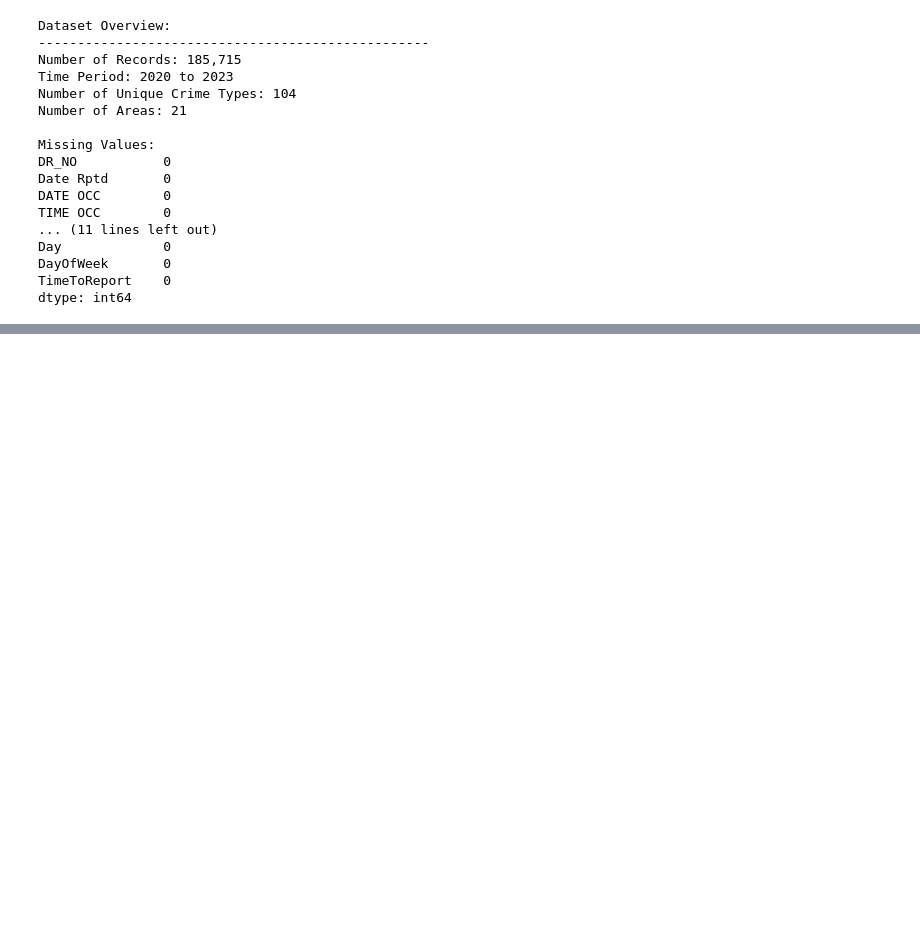
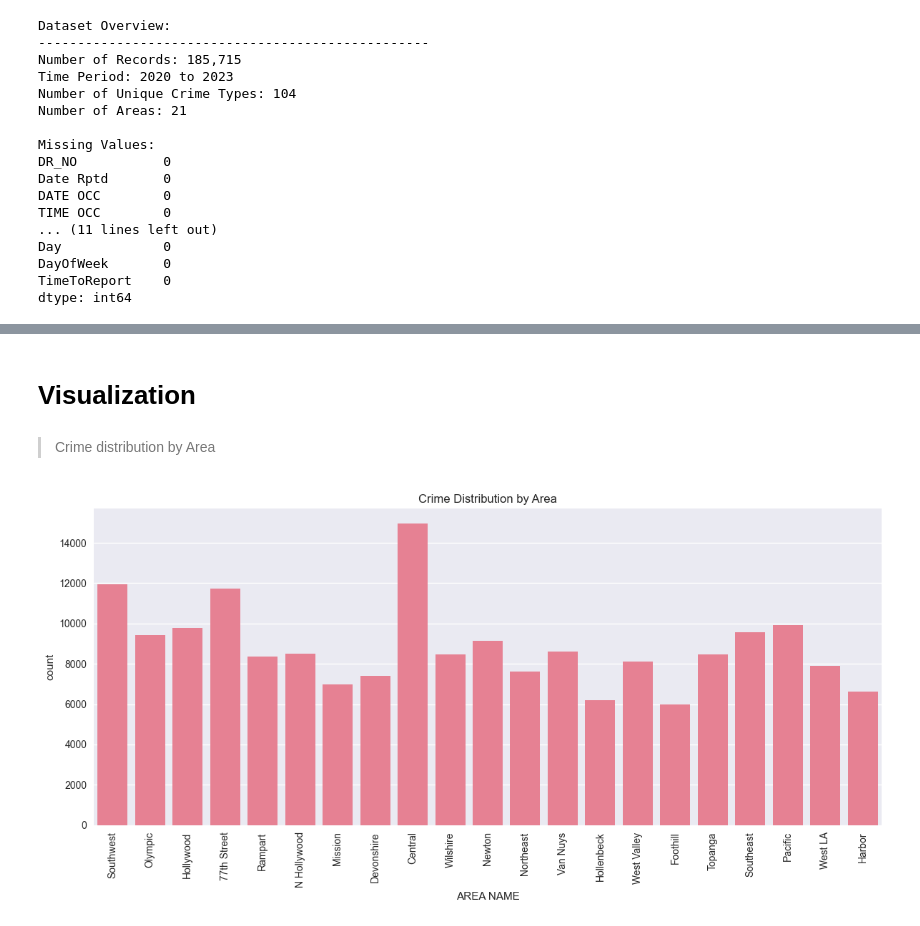
Before and after one commit to cesarverapy/crime-analysis-los-angeles, a Jupyter notebook: notebooks/01_data_exploration.ipynb, the cells around one changed output, grey strips where cells are left out. Saved outputs shown, nothing was run; the diff lists cells and outputs as text; code cells hidden in the pictures; blank space fills up the shorter version.

Commit message:
Add exploratory data analysis visualizations and statistics

```diff
--- a/notebooks/01_data_exploration.ipynb
+++ b/notebooks/01_data_exploration.ipynb
@@ -14,7 +14,7 @@ sns.set_palette("husl")
 > Data loading
 # %%
 df_crimes = pd.read_csv(
-    'dataset/crimes.csv',
+    '../data/raw/crimes.csv',
     parse_dates=['Date Rptd', 'DATE OCC'],
     dtype={'TIME OCC': str},
     low_memory=False
@@ -141,0 +125,13 @@ dtype: int64
+# %% [markdown]
+# Visualization
+# %% [markdown]
+> Crime distribution by Area
+# %%
+plt.figure(figsize=(12, 6))
+sns.countplot(data=df_crimes, x='AREA NAME')
+plt.xticks(rotation=90)
+plt.title('Crime Distribution by Area')
+plt.tight_layout()
+plt.show()
+# %% [output]
+[figure, added]
```
Also changed, not shown: parts of 6 cells of this notebook.
